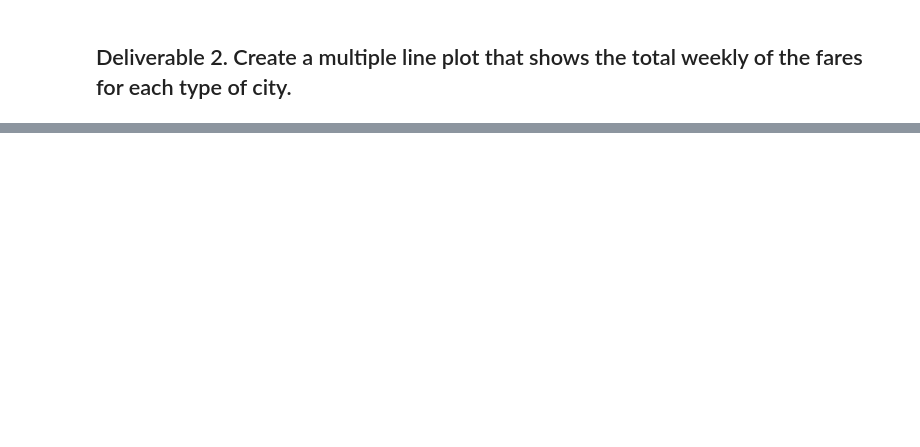
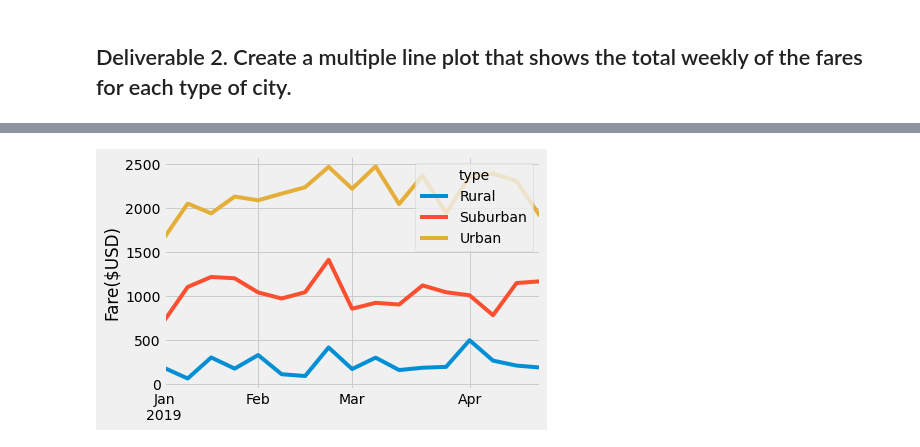
Before and after one commit to jobloom79/PyBer_Analysis, a Jupyter notebook: PyBer_Challenge.ipynb, the cells around one changed output, grey strips where cells are left out. Drawn from its saved outputs; the diff is of its cells as text; code cells hidden in the pictures; blank space fills up the shorter version.

```diff
--- a/PyBer_Challenge.ipynb
+++ b/PyBer_Challenge.ipynb
@@ -115,2 +185,4 @@ pyber_summary_df.index.name = None
 # %%
-# 5. Create a new DataFrame from the pivot table DataFrame using loc on the given dates, '2019-01-01':'2019-04-29'.
+# 4. Create new dataframe using loc
+pyber_daterange_df=pyber_total_df.loc[(pyber_total_df['date']>='2019-01-01')&(pyber_total_df['date']<='2019-04-28')]
+pyber_daterange_df
@@ -116,0 +203,4 @@ pyber_summary_df.index.name = None
+# %%
+# 4a. recreate pivot with new date range
+pyber_daterange_pivot = pyber_daterange_df.pivot(index="date", columns="type", values="fare")
+pyber_daterange_pivot
@@ -117,4 +222,5 @@ pyber_summary_df.index.name = None
 # %%
-# 6. Set the "date" index to datetime datatype. This is necessary to use the resample() method in Step 8.
+# 5. Set the "date" index to datetime datatype. This is necessary to use the resample() method in Step 8.
 # df.index = pd.to_datetime(df.index)
+pyber_daterange_pivot.index = pd.to_datetime(pyber_daterange_pivot.index)
 # %%
@@ -122,2 +240,4 @@ pyber_summary_df.index.name = None
 # %%
-# 8. Create a new DataFrame using the "resample()" function by week 'W' and get the sum of the fares for each week.
+# 7. Create a new DataFrame using the "resample()" function by week 'W' and get the sum of the fares for each week.
+pyber_pivot_df_week = pyber_daterange_pivot.resample('W').sum()
+pyber_pivot_df_week
@@ -124,7 +264,14 @@ pyber_summary_df.index.name = None
 # %%
 # 8. Using the object-oriented interface method, plot the resample DataFrame using the df.plot() function.
 
 # Import the style from Matplotlib.
 from matplotlib import style
 # Use the graph style fivethirtyeight.
 style.use('fivethirtyeight')
+
+pyber_pivot_df_week.plot()
+plt.xlabel("")
+plt.ylabel("Fare($USD)")
+plt.show()
+# %% [output]
+[figure, added]
```
Also changed, not shown: parts of 14 cells of this notebook.
